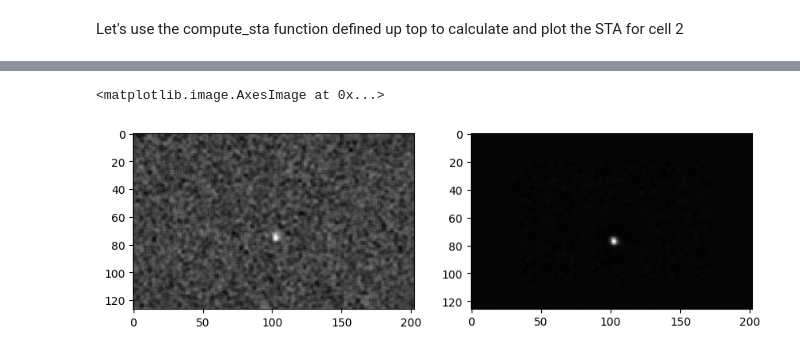
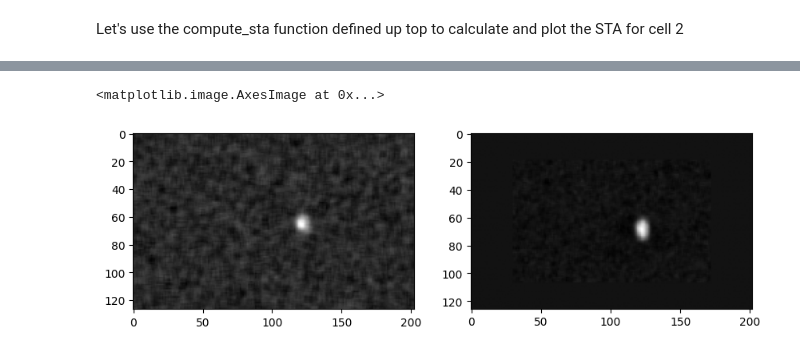
Before and after one commit to DRezeanu/retinanalysis, a Jupyter notebook: demos/2_wn_regen_tutorial.ipynb, the cells around one changed output, grey strips where cells are left out. Drawn from its saved outputs; the diff is of its cells as text; code cells hidden in the pictures.

```diff
--- a/demos/2_wn_regen_tutorial.ipynb
+++ b/demos/2_wn_regen_tutorial.ipynb
@@ -34,11 +37,7 @@ def compute_sta(cell_idx, s1: ra.StimBlock, r1: ra.ResponseBlock, n_depth = 15):
     return sta
 # %%
-df = ra.get_datasets_from_protocol_names('protocols.spatialnoise')
-df = df[df.exp_name=='20250514C'].reset_index()
-display(df)
-
-idx = 0
-exp_name = df.at[idx, 'exp_name']
-datafile_name = df.at[idx, 'datafile_name']
-pp = ra.create_mea_pipeline(exp_name, datafile_name, b_load_fd=False)
+exp_name = '20251216C'
+datafile_name = 'data001'
+e_idx = 2
+pp = ra.create_mea_pipeline(exp_name, datafile_name)
 # %% [output]
@@ -99,5 +86,5 @@ Regenerated stimulus with keys: ['frames', 'steps', 'canvas_size']
 # %% [markdown]
 Let's use the compute_sta function defined up top to calculate and plot the STA for cell 2
 # %%
-cell_idx = 2
-sta = compute_sta(cell_idx, pp.stim_block, pp.response_block)
+cell_idx = 1
+sta = compute_sta(cell_idx, e_idx, pp.stim_block, pp.response_block)
@@ -115,9 +104,9 @@ plt.plot(sta[:,peak[0], peak[1]])
 # %%
 plt.figure(figsize=(10, 5))
 plt.subplot(121)
-plt.imshow(sta[3,:,:], cmap='gray')
+plt.imshow(sta[2,:,:], cmap='gray')
 plt.subplot(122)
 plt.imshow(sm, cmap='gray')
 # %% [output]
 <matplotlib.image.AxesImage at 0x...>
-[figure, old version]
+[figure, new version]
```
Also changed, not shown: parts of 5 cells of this notebook, 2 other files.
